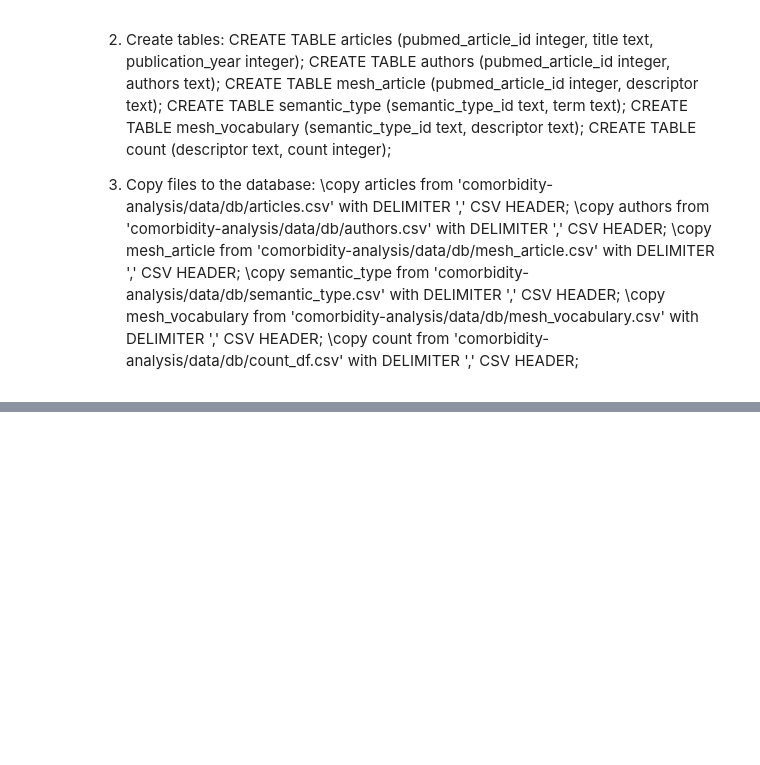
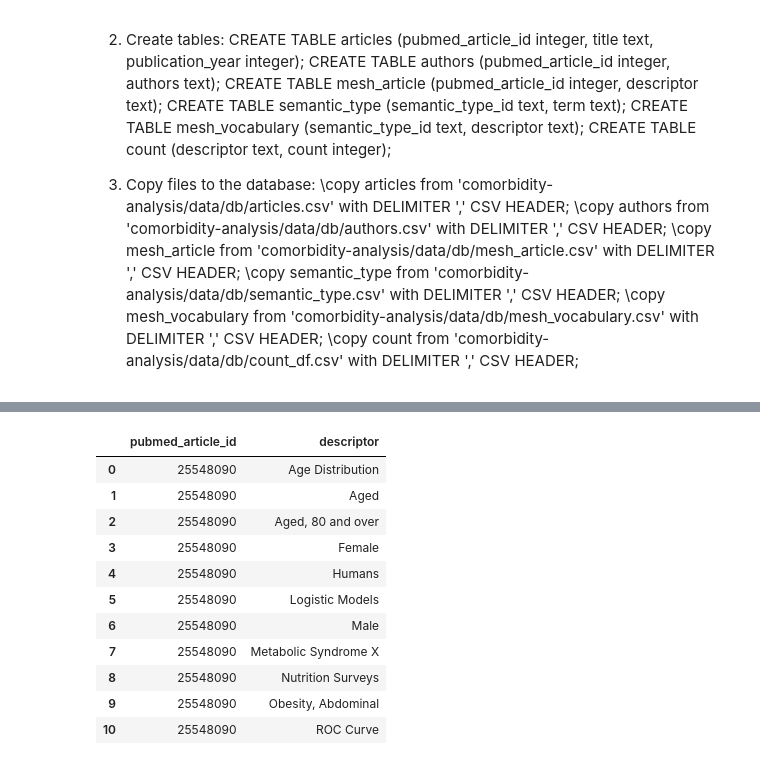
Before and after one commit to HolgerKunz/comorbidity-analysis, a Jupyter notebook: comorbidity-analysis.ipynb, the cells around one changed output, grey strips where cells are left out. Saved outputs shown, nothing was run; the diff lists cells and outputs as text; code cells hidden in the pictures; blank space fills up the shorter version.

```diff
--- a/comorbidity-analysis.ipynb
+++ b/comorbidity-analysis.ipynb
@@ -704,0 +723,15 @@ dshape("""{
+# %%
+db.mesh_article
+# %% [output]
+|  | pubmed_article_id | descriptor |
+| 0 | 25548090 | Age Distribution |
+| 1 | 25548090 | Aged |
+| 2 | 25548090 | Aged, 80 and over |
+| 3 | 25548090 | Female |
+| 4 | 25548090 | Humans |
+| 5 | 25548090 | Logistic Models |
+| 6 | 25548090 | Male |
+| 7 | 25548090 | Metabolic Syndrome X |
+| 8 | 25548090 | Nutrition Surveys |
+| 9 | 25548090 | Obesity, Abdominal |
+| 10 | 25548090 | ROC Curve |
```
Also changed, not shown: parts of 11 cells of this notebook, 1 other file.
